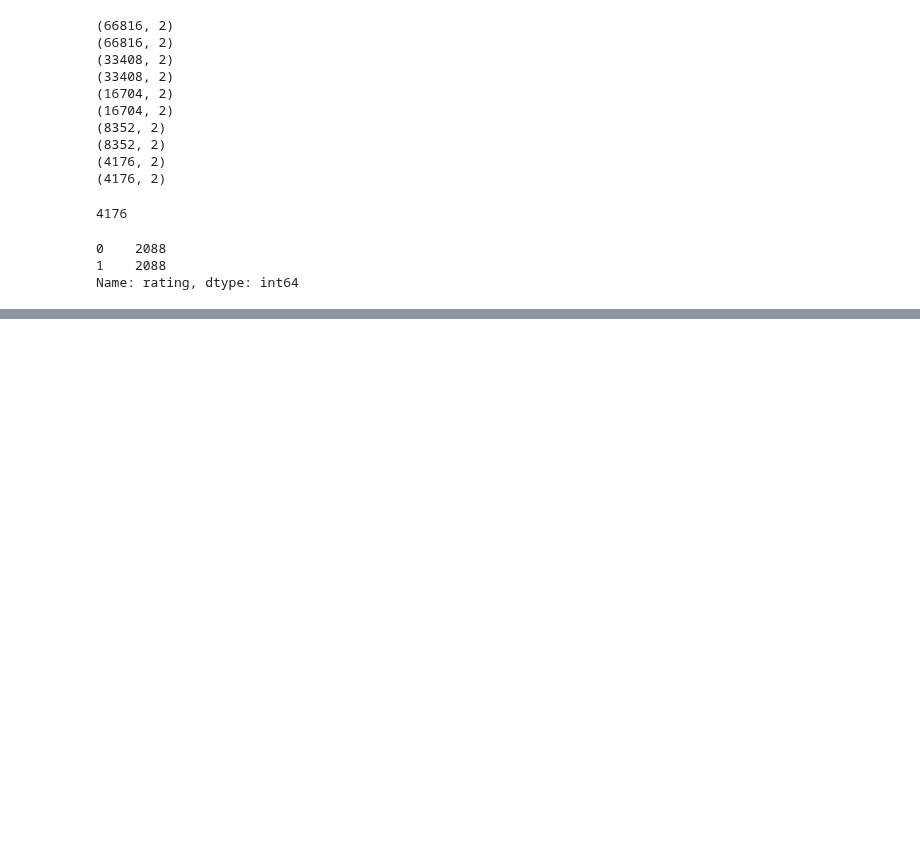
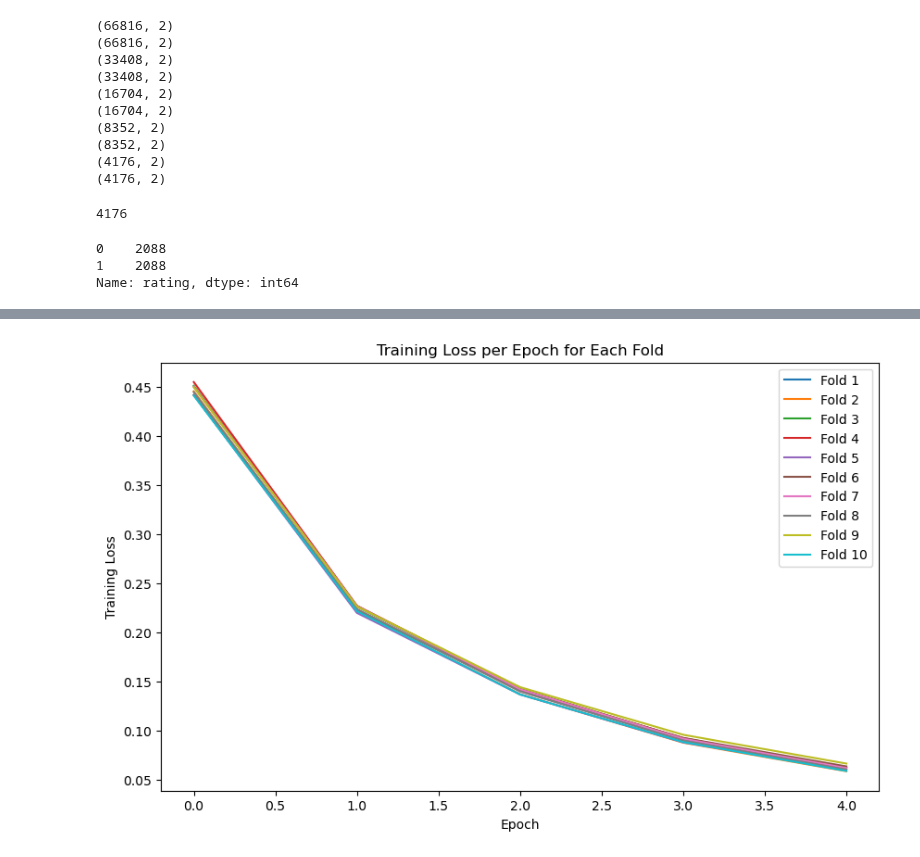
Before and after one commit to brugnaro2022/nlp, a Jupyter notebook: 01_tfidf_mlp.ipynb, the cells around one changed output, grey strips where cells are left out. Drawn from its saved outputs; the diff is of its cells as text; code cells hidden in the pictures; blank space fills up the shorter version.

Commit message:
fix tfidf mlp

```diff
--- a/01_tfidf_mlp.ipynb
+++ b/01_tfidf_mlp.ipynb
@@ -36,12 +36,14 @@ from tensorflow.keras.callbacks import EarlyStopping
 MODEL = 'TFIDF+MLP'
 DATASET = 'buscape'
 K_FOLDS = 10
-EPOCHS = 10
+EPOCHS = 5
 
 #+ 5%, 15%, 25%, 35%, and 50%
 DROPOUT = 0.05
 # 5e-4, 1e-3, 5e-3, 1e-2
-LEARNING_RATE = 5e-4
+LEARNING_RATE = 5e-3
+
+TRAIN_NUM = '03'
 # %%
 # Importação do dataset buscape
 df = pd.read_csv(f'../datasets/{DATASET}_preprocessed.csv')
@@ -113,6 +115,7 @@ VERBOSE = 0
 # Definindo quantidade de folds para cross validation
 KFOLD = KFold(n_splits=K_FOLDS, shuffle=True, random_state=42)
 # %%
+train_fold_losses = []
 train_fold_accuracies = []
 train_fold_f1_scores = []
 
@@ -162,15 +165,17 @@ for fold, (train_idx, test_idx) in tqdm(enumerate(KFOLD.split(TFIDF_MATRIX), sta
     # Predicoes treino
     train_pred = (model.predict(X_train.toarray()) > 0.5).astype(int)
 
+    # Treino loss em cada fold
+    train_fold_losses.append(model_history.history['loss'])
+
     # Treino acuracia em cada fold
-    train_fold_accuracy = accuracy_score(y_train, train_pred)
-    train_fold_accuracies.append(train_fold_accuracy)
+    train_fold_accuracies.append(model_history.history['acc'])
 
     # Treino f1 score em cada fold
     train_fold_f1 = f1_score(y_train, train_pred)
     train_fold_f1_scores.append(train_fold_f1)
 
-    # traino roc curve and auc
+    # treino roc curve and auc
     fpr, tpr, thresholds = roc_curve(y_train, train_pred)
     roc_auc = auc(fpr, tpr)
     tprs.append(np.interp(mean_fpr, fpr, tpr))
@@ -190,6 +195,6 @@ for fold, (train_idx, test_idx) in tqdm(enumerate(KFOLD.split(TFIDF_MATRIX), sta
     val_fold_f1 = f1_score(y_test, val_pred)
     val_fold_f1_scores.append(val_fold_f1)
 
-print('Treinamento finalizado!')
+print('finished train!')
 # %% [output]
 fold ---> 1
@@ -237,0 +232,15 @@ val f1 scores mean: 0.8562
+# %%
+def plot_train_folds(history, metric):
+    plt.figure(figsize=(10, 6))
+    for fold_num, fold_loss in enumerate(history):
+        plt.plot(fold_loss, label=f'Fold {fold_num+1}')
+    plt.xlabel('Epoch')
+    plt.ylabel(f'Training {metric}')
+    plt.title(f'Training {metric} per Epoch for Each Fold')
+    plt.legend()
+    plt.savefig(f'./graphs/tfidf_mlp_{metric}_train_{TRAIN_NUM}.png')
+    plt.show()
+# %%
+plot_train_folds(train_fold_losses, 'Loss')
+# %% [output]
+[figure, added]
```
Also changed, not shown: parts of 14 cells of this notebook, 22 other files.
